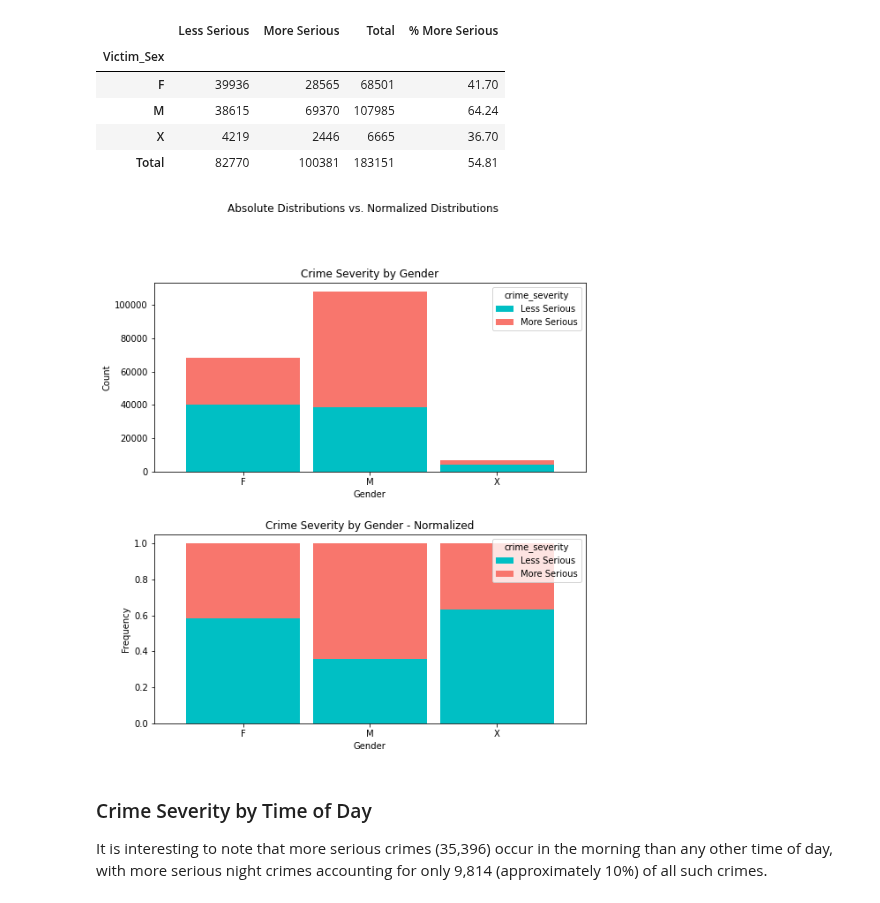
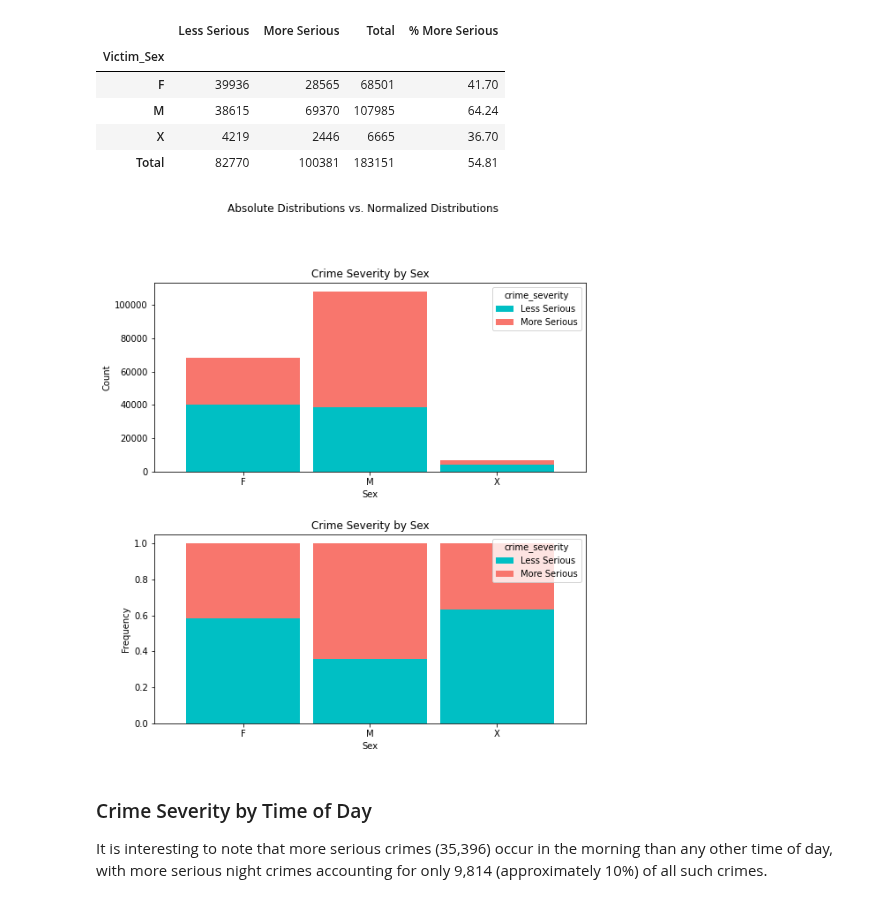
Before and after one commit to MSADS-Capstone/navigating_crime, a Jupyter notebook: Code Library/data_exploration_phase2.ipynb, the cells around one changed output. Saved outputs shown, nothing was run; the diff lists cells and outputs as text; code cells hidden in the pictures.

```diff
--- a/Code Library/data_exploration_phase2.ipynb
+++ b/Code Library/data_exploration_phase2.ipynb
@@ -248,12 +254,11 @@ sex_table
 | Total | 82770 | 100381 | 183151 | 54.81 |
 # %%
 stacked_plot(10, 10, 10, df, 'Victim_Sex', 'crime_severity', 'Less Serious',
-             'bar', "Crime Severity by Gender", 'Gender', 'Count',
-             0.9, 0, 'Crime Severity by Gender - Normalized',
-             'Gender', 'Frequency')
+             'bar', 'Crime Severity by Sex', 'Sex', 'Count',
+             0.9, 0, 'Crime Severity by Sex', 'Sex', 'Frequency')
 plt.savefig(image_path + '/victim_sex_bargraph.png', bbox_inches = 'tight')
 # %% [output]
-[figure, old version]
+[figure, new version]
 # %% [markdown]
 ### Crime Severity by Time of Day
 
```
Also changed, not shown: parts of 1 cell of this notebook, 8 other files.
